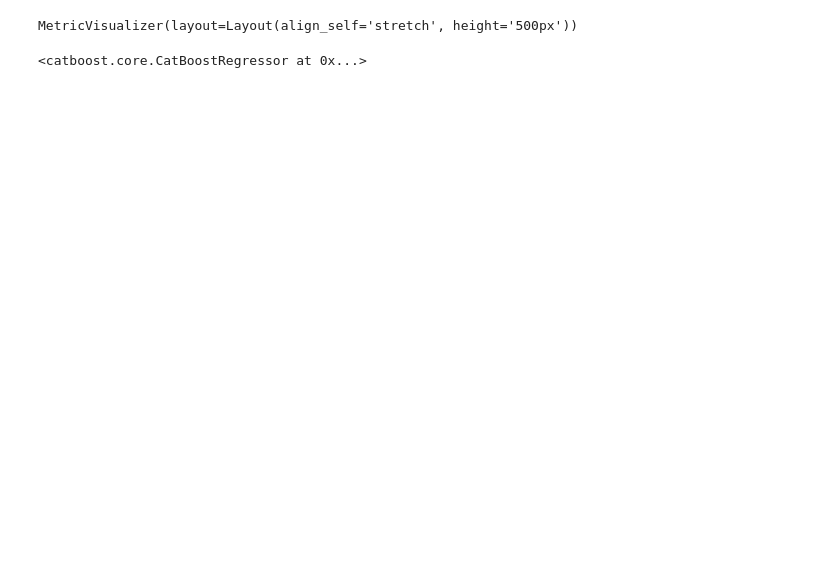
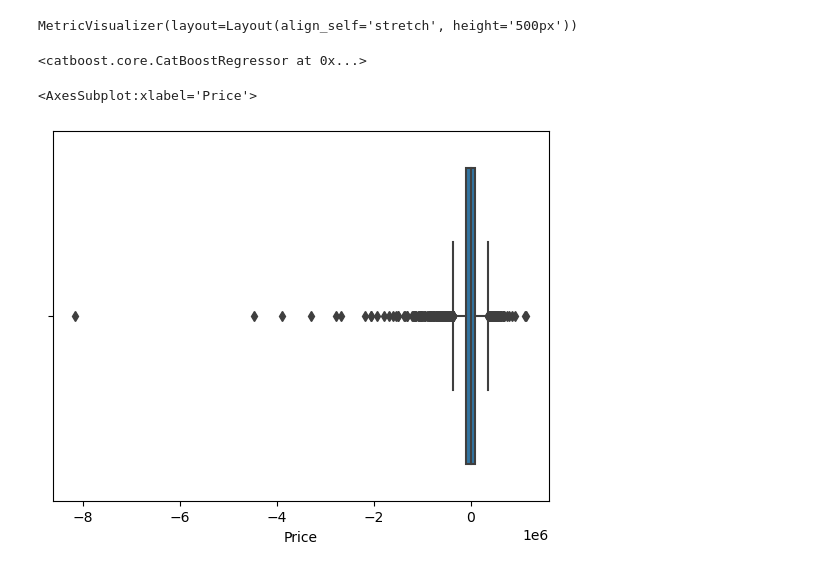
Before and after one commit to mir/melbourn_fun, a Jupyter notebook: housing_melbourn.ipynb, the cells around one changed output. Saved outputs shown, nothing was run; the diff lists cells and outputs as text; code cells hidden in the pictures; blank space fills up the shorter version.

Commit message:
Added boxplot for target-prediction

```diff
--- a/housing_melbourn.ipynb
+++ b/housing_melbourn.ipynb
@@ -196,7 +196,7 @@ catboost_model_final = CatBoostRegressor(
     cat_features=categorical_columns,
     random_seed=0,
     logging_level='Silent',
-    loss_function='RMSE'
+    loss_function='MAE'
 )
 catboost_model_final.fit(
     X_train, y_train,
@@ -207,3 +207,12 @@ catboost_model_final.fit(
 # %% [output]
 MetricVisualizer(layout=Layout(align_self='stretch', height='500px'))
 <catboost.core.CatBoostRegressor at 0x...>
+# %%
+err = catboost_model_final.predict(X_test) - y_test
+
+import seaborn as sns
+
+sns.boxplot(x=err)
+# %% [output]
+<AxesSubplot:xlabel='Price'>
+[figure, added]
```
Also changed, not shown: parts of 1 cell of this notebook.
